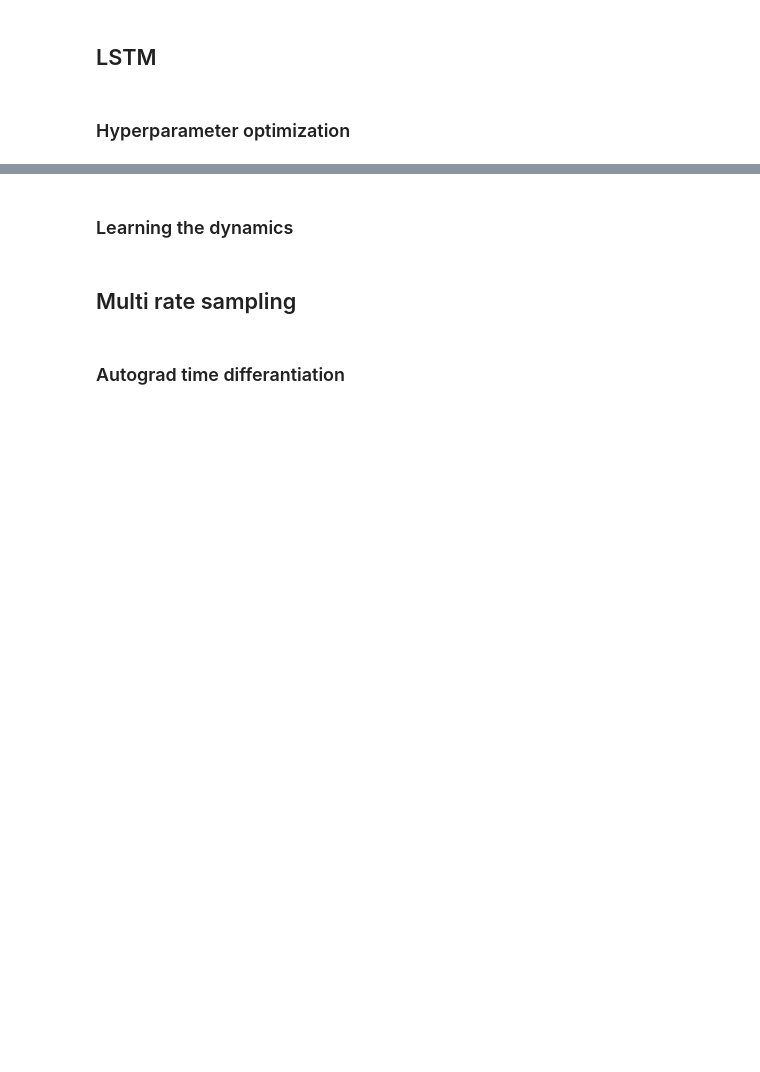
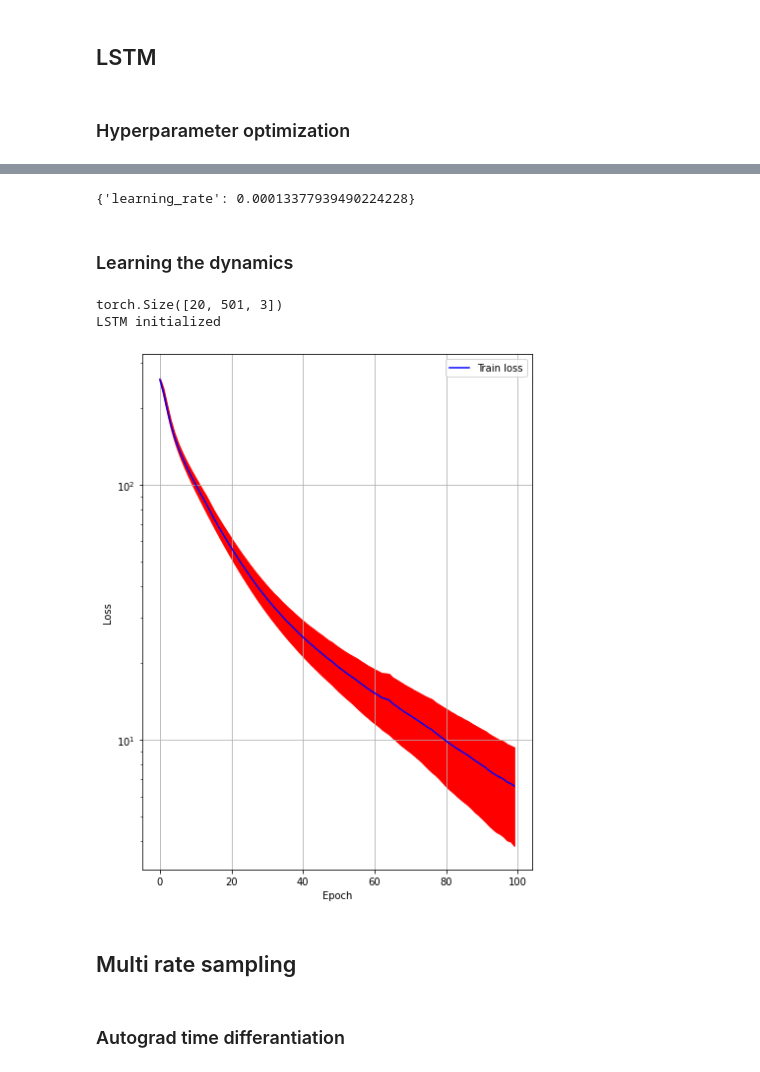
Before and after one commit to lupoalberto98/Physical-Informed-Dynamical-Systems, a Jupyter notebook: src/main.ipynb, the cells around one changed output, grey strips where cells are left out. Saved outputs shown, nothing was run; the diff lists cells and outputs as text; code cells hidden in the pictures; blank space fills up the shorter version.

```diff
--- a/src/main.ipynb
+++ b/src/main.ipynb
@@ -487,3 +516,7 @@ study.best_params
+# %%
+study.best_params
+# %% [output]
+{'learning_rate': 0.00013377939490224228}
 # %% [markdown]
 ### Learning the dynamics
 # %%
@@ -510,10 +543,40 @@ else:
 
 hidden_units = 100
 layers_num = 2
-l1 = 0.0
+l1 = 0
+weight_decay = 0
+
 net = LSTM(input_size=true_system.dim, hidden_units=hidden_units, layers_num=layers_num, system=true_system,
               true_system=true_system,drop_p=0.3, method_name="RK4", use_pi_loss=use_pi_loss, int_mode=int_mode,
-             return_rnn=False, perturbation=None, bidirectional=False, train_out=True, l1=l1)
+             return_rnn=False, perturbation=None, bidirectional=False, train_out=True, l1=l1, weight_decay=weight_decay)
+# %% [output]
+torch.Size([20, 501, 3])
+LSTM initialized
+# %%
+# Define optimizer
+optimizer = net.configure_optimizers()
+
+max_num_epochs = 100
+early_stopping = True
+k_fold = 3
+batch_size = 20
+device = torch.device("cuda") if torch.cuda.is_available() else torch.device("cpu")
+mean_train_loss, std_train_loss, mean_val_loss, std_val_loss = kf_train_epochs(net, device, k_fold, batch_size, kf_states, optimizer, max_num_epochs, early_stopping = early_stopping)
+# %%
+### Plot k-fold losses
+fig = plt.figure(figsize=(12,8))
+ax1 = fig.add_subplot(121)
+ax1.semilogy(mean_train_loss, c = "b", label='Train loss')
+ax1.fill_between(np.array(range(max_num_epochs)), np.subtract(mean_train_loss,std_train_loss), np.add(mean_train_loss,std_train_loss), color = "r")
+#ax1.semilogy(mean_val_log, label='Validation loss')
+ax1.set_xlabel('Epoch')
+ax1.set_ylabel('Loss')
+ax1.grid()
+ax1.legend()
+plt.tight_layout()
+plt.show()
+# %% [output]
+[figure, added]
 # %%
 # Load from file
 state_dict = torch.load("trained_models/"+"LSTM_dd_Lorenz63_ep2000_h100_ln2_sigmaNone.torch")
```
Also changed, not shown: parts of 8 cells of this notebook, 1 other file.
